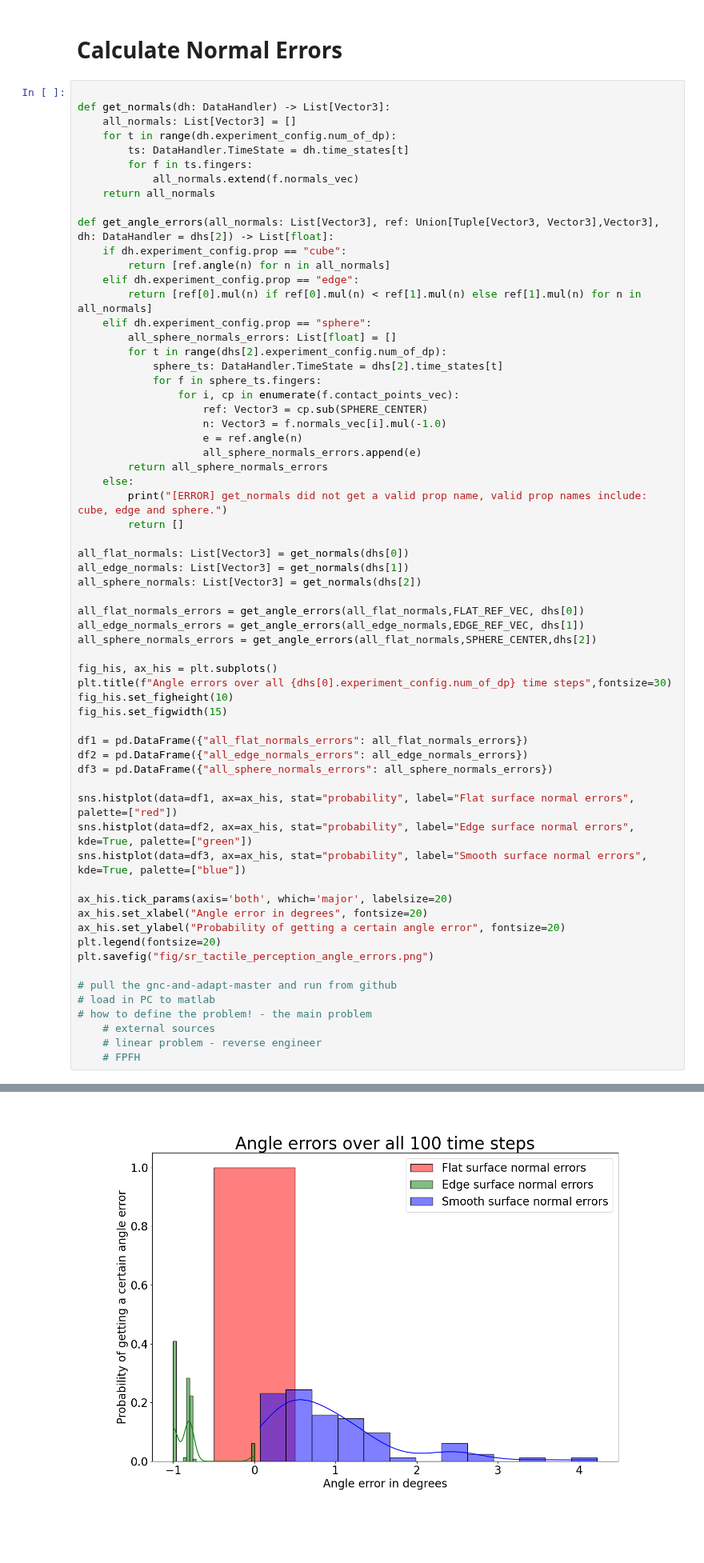
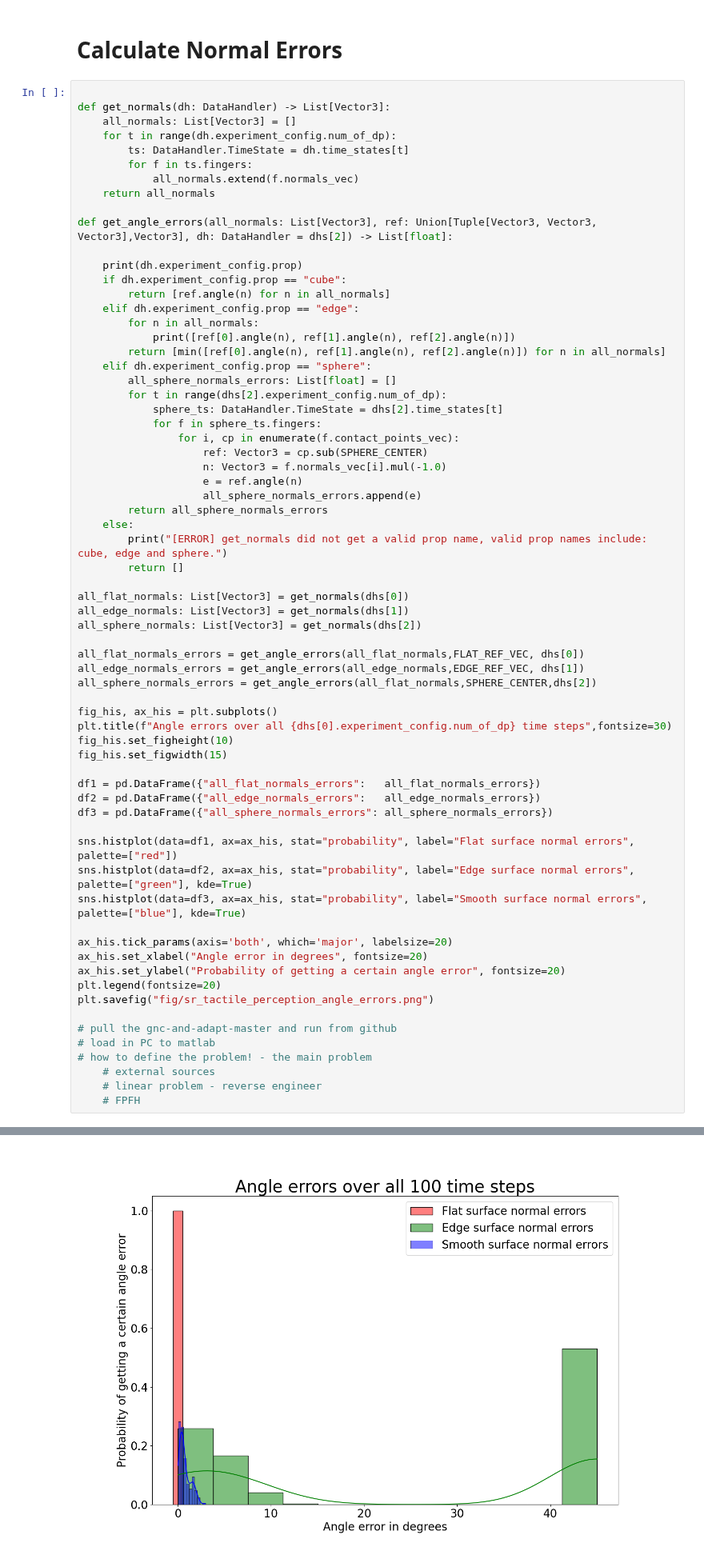
Before and after one commit to vmstavens/in-hand-pose-estimation, a Jupyter notebook: sr_tactile_perception/scripts/stats.ipynb, the cells around one changed output, grey strips where cells are left out. Shown at 80% size. Saved outputs shown, nothing was run; the diff lists cells and outputs as text; blank space fills up the shorter version.

```diff
--- a/sr_tactile_perception/scripts/stats.ipynb
+++ b/sr_tactile_perception/scripts/stats.ipynb
@@ -156,11 +154,15 @@ def get_normals(dh: DataHandler) -> List[Vector3]:
 			all_normals.extend(f.normals_vec)
 	return all_normals
 
-def get_angle_errors(all_normals: List[Vector3], ref: Union[Tuple[Vector3, Vector3],Vector3], dh: DataHandler = dhs[2]) -> List[float]:
+def get_angle_errors(all_normals: List[Vector3], ref: Union[Tuple[Vector3, Vector3, Vector3],Vector3], dh: DataHandler = dhs[2]) -> List[float]:
+
+	print(dh.experiment_config.prop)
 	if dh.experiment_config.prop == "cube":
 		return [ref.angle(n) for n in all_normals]
 	elif dh.experiment_config.prop == "edge":
-		return [ref[0].mul(n) if ref[0].mul(n) < ref[1].mul(n) else ref[1].mul(n) for n in all_normals]
+		for n in all_normals:
+			print([ref[0].angle(n), ref[1].angle(n), ref[2].angle(n)])
+		return [min([ref[0].angle(n), ref[1].angle(n), ref[2].angle(n)]) for n in all_normals]
 	elif dh.experiment_config.prop == "sphere":
 		all_sphere_normals_errors: List[float] = []
 		for t in range(dhs[2].experiment_config.num_of_dp):
@@ -189,13 +191,13 @@ plt.title(f"Angle errors over all {dhs[0].experiment_config.num_of_dp} time step
 fig_his.set_figheight(10)
 fig_his.set_figwidth(15)
 
-df1 = pd.DataFrame({"all_flat_normals_errors": all_flat_normals_errors})
-df2 = pd.DataFrame({"all_edge_normals_errors": all_edge_normals_errors})
+df1 = pd.DataFrame({"all_flat_normals_errors":   all_flat_normals_errors})
+df2 = pd.DataFrame({"all_edge_normals_errors":   all_edge_normals_errors})
 df3 = pd.DataFrame({"all_sphere_normals_errors": all_sphere_normals_errors})
 
 sns.histplot(data=df1, ax=ax_his, stat="probability", label="Flat surface normal errors", palette=["red"])
-sns.histplot(data=df2, ax=ax_his, stat="probability", label="Edge surface normal errors", kde=True, palette=["green"])
-sns.histplot(data=df3, ax=ax_his, stat="probability", label="Smooth surface normal errors", kde=True, palette=["blue"])
+sns.histplot(data=df2, ax=ax_his, stat="probability", label="Edge surface normal errors", palette=["green"], kde=True)
+sns.histplot(data=df3, ax=ax_his, stat="probability", label="Smooth surface normal errors", palette=["blue"], kde=True)
 
 ax_his.tick_params(axis='both', which='major', labelsize=20)
 ax_his.set_xlabel("Angle error in degrees", fontsize=20)
@@ -213 +232 @@ plt.savefig("fig/sr_tactile_perception_angle_errors.png")
-[figure, old version]
+[figure, new version]
```
Also changed, not shown: parts of 3 cells of this notebook, 34 other files.
